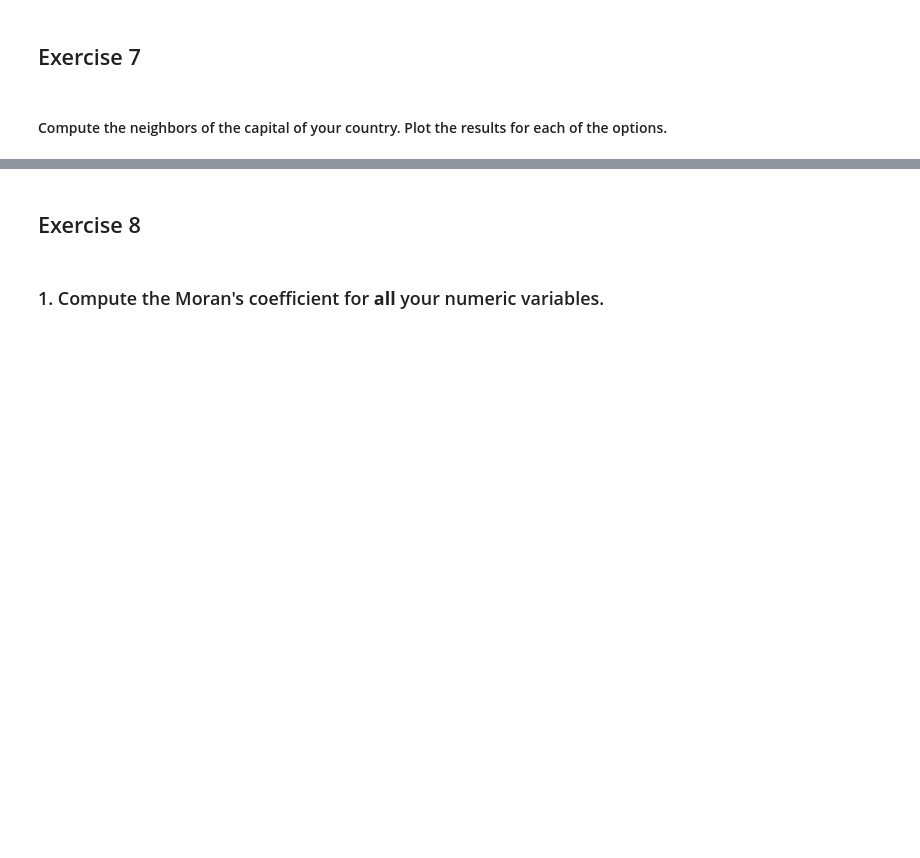
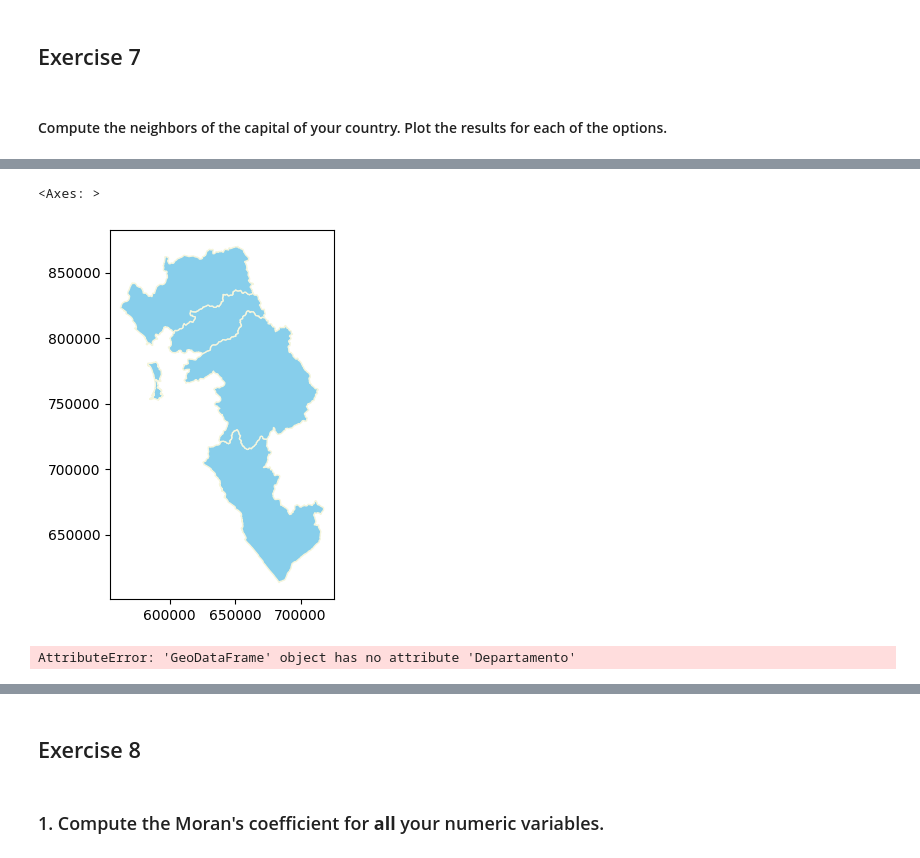
Before and after one commit to IntroSpatialDataScience/MiningGDFProject2, a Jupyter notebook: Ev-p2.ipynb, the cells around one changed output, grey strips where cells are left out. Saved outputs shown, nothing was run; the diff lists cells and outputs as text; code cells hidden in the pictures; blank space fills up the shorter version.

```diff
--- a/Ev-p2.ipynb
+++ b/Ev-p2.ipynb
@@ -423,3 +476,7 @@ ax.set_axis_off()
 # %% [markdown]
 
 #### Compute the neighbors of the capital of your country. Plot the results for each of the options.
+# %%
+disMapProv = disMapMerge.dissolve(by='Provincia')
+disMapProv.reset_index(inplace=True)
+disMapProv.head()
@@ -425,0 +492,2 @@ ax.set_axis_off()
+# %%
+w_rook = Rook.from_dataframe(disMapProv,use_index=False)
@@ -425,0 +518,11 @@ ax.set_axis_off()
+# %%
+disMapProv.iloc[w_rook.neighbors[112] ,].plot(facecolor="skyblue",edgecolor='beige')
+# %% [output]
+<Axes: >
+[figure, added]
+# %%
+base = disMapProv[disMapProv.Departamento=="Lima"].plot(facecolor='gray')
+disMapProv.iloc[w_rook.neighbors[112] ,].plot(ax=base,facecolor="yellow",edgecolor='k')
+disMapProv[disMapProv.Provincia=='Lima'].plot(ax=base,facecolor="red")
+# %% [output]
+AttributeError: 'GeoDataFrame' object has no attribute 'Departamento'
```
Also changed, not shown: parts of 20 cells of this notebook.
